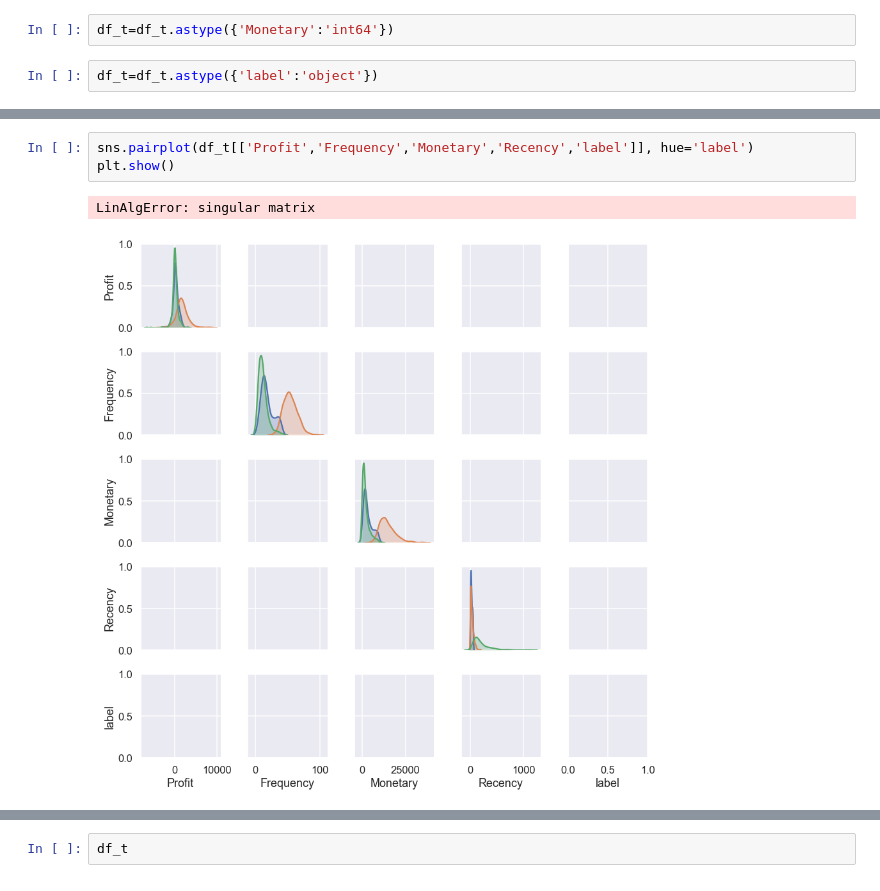
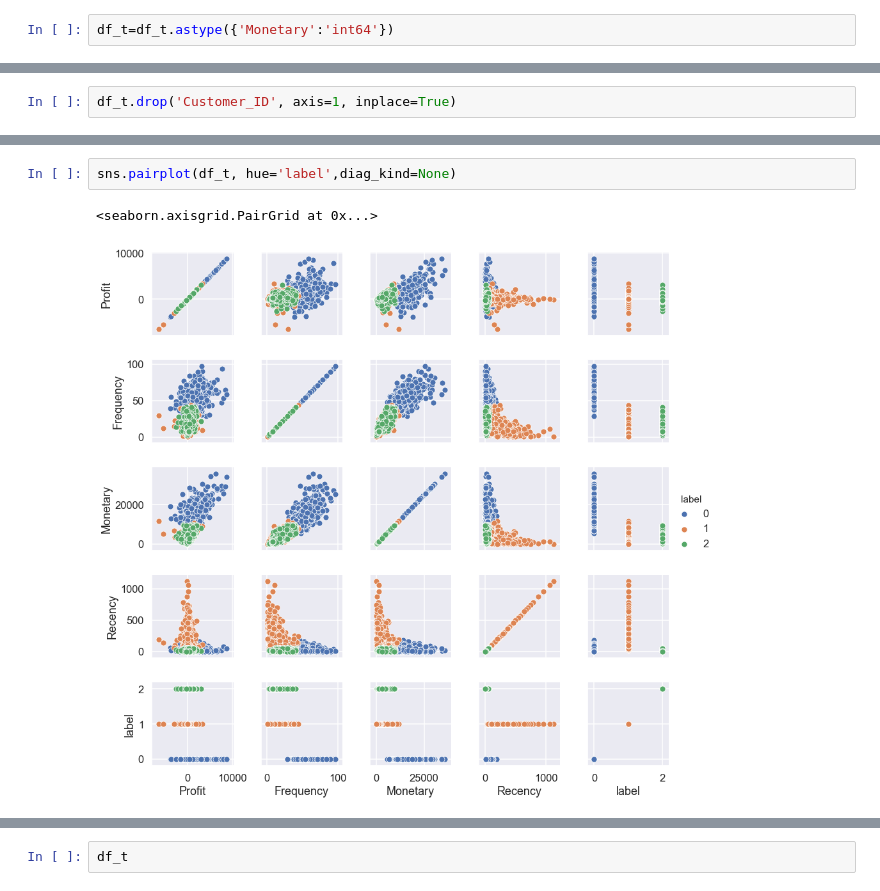
Before and after one commit to ta-data-bcn/Project-Week-8-Final-Project, a Jupyter notebook: your-project/notebooks/RFM.ipynb, the cells around one changed output, grey strips where cells are left out. Drawn from its saved outputs; the diff is of its cells as text.

```diff
--- a/your-project/notebooks/RFM.ipynb
+++ b/your-project/notebooks/RFM.ipynb
@@ -664,8 +639,6 @@ label            int32
 dtype: object
 # %%
 df_t=df_t.astype({'Monetary':'int64'})
-# %%
-df_t=df_t.astype({'label':'object'})
 # %%
 df_t.dtypes
 # %% [output]
@@ -690,0 +683,2 @@ df_t.describe()
+# %%
+df_t.drop('Customer_ID', axis=1, inplace=True)
@@ -691,8 +694,7 @@ df_t.describe()
 # %%
-sns.pairplot(df_t[['Profit','Frequency','Monetary','Recency','label']], hue='label')
-plt.show()
+sns.pairplot(df_t, hue='label',diag_kind=None)
 # %% [output]
-LinAlgError: singular matrix
+<seaborn.axisgrid.PairGrid at 0x...>
-[figure, old version]
+[figure, new version]
 # %%
 plt.figure(figsize=(20,10))
```
Also changed, not shown: parts of 12 cells of this notebook, 24 other files.
